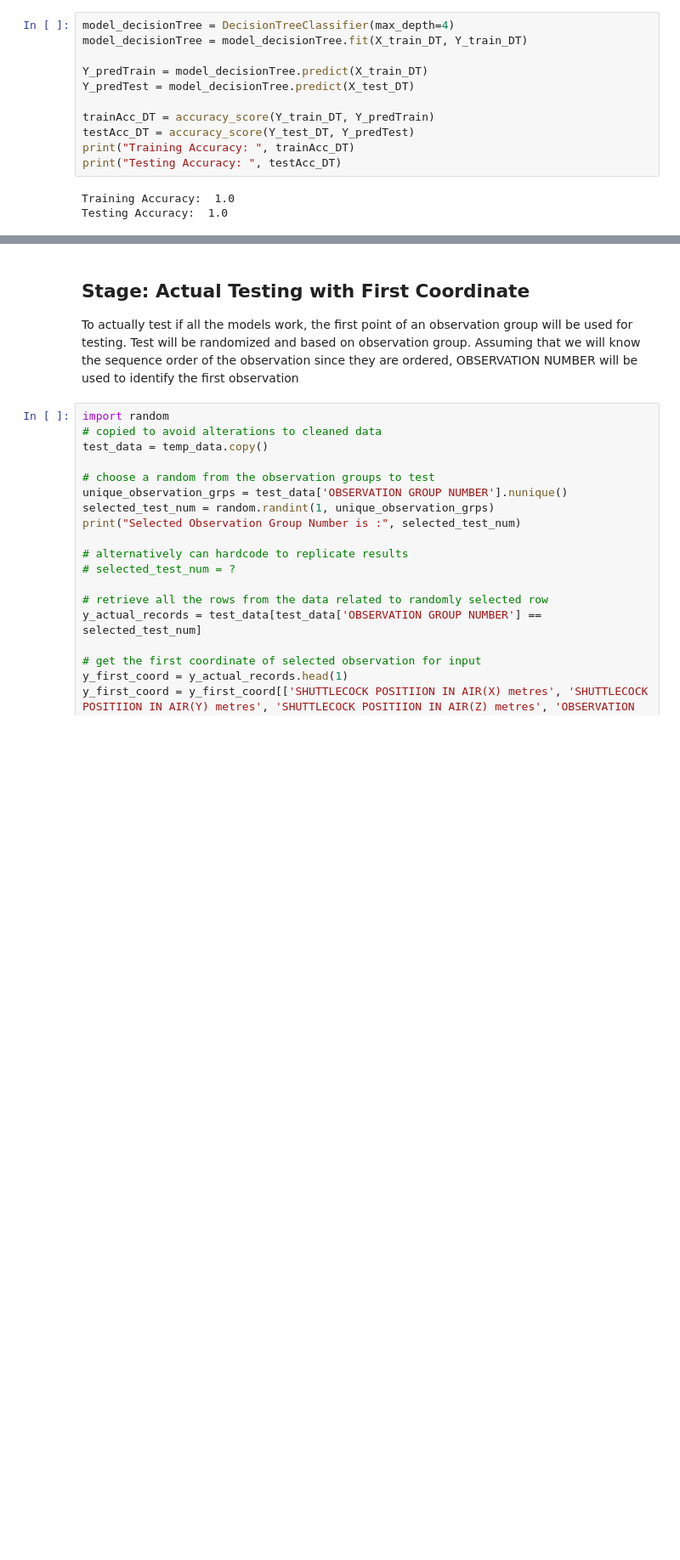
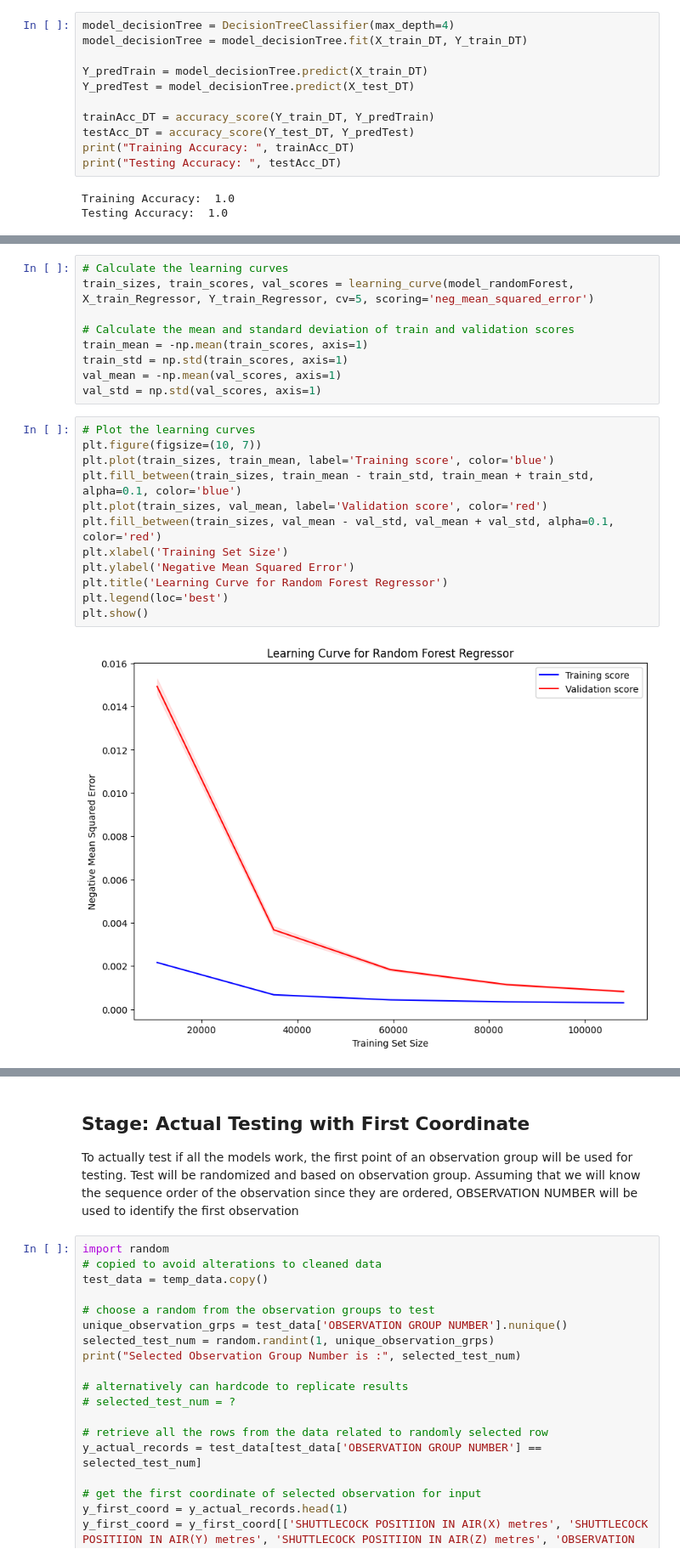
Before and after one commit to mtwchuang/CSC3005-Shuttlecock-Trajectory-Estimation, a Jupyter notebook: regression_approach_limited_input.ipynb, the cells around one changed output, grey strips where cells are left out. Shown at 85% size. Cells and saved outputs as stored; diff of their text form; blank space fills up the shorter version.

```diff
--- a/regression_approach_limited_input.ipynb
+++ b/regression_approach_limited_input.ipynb
@@ -400,3 +442,26 @@ Root Squared Error: 0.024677754334747937
+# %%
+# Calculate the learning curves
+train_sizes, train_scores, val_scores = learning_curve(model_randomForest, X_train_Regressor, Y_train_Regressor, cv=5, scoring='neg_mean_squared_error')
+
+# Calculate the mean and standard deviation of train and validation scores
+train_mean = -np.mean(train_scores, axis=1)
+train_std = np.std(train_scores, axis=1)
+val_mean = -np.mean(val_scores, axis=1)
+val_std = np.std(val_scores, axis=1)
+# %%
+# Plot the learning curves
+plt.figure(figsize=(10, 7))
+plt.plot(train_sizes, train_mean, label='Training score', color='blue')
+plt.fill_between(train_sizes, train_mean - train_std, train_mean + train_std, alpha=0.1, color='blue')
+plt.plot(train_sizes, val_mean, label='Validation score', color='red')
+plt.fill_between(train_sizes, val_mean - val_std, val_mean + val_std, alpha=0.1, color='red')
+plt.xlabel('Training Set Size')
+plt.ylabel('Negative Mean Squared Error')
+plt.title('Learning Curve for Random Forest Regressor')
+plt.legend(loc='best')
+plt.show()
+# %% [output]
+[figure, added]
 # %%
 # Plotting the scatterplot
 fig, ax = plt.subplots(1, 3, figsize=(15, 5))
```
Also changed, not shown: parts of 47 cells of this notebook, 3 other files.
